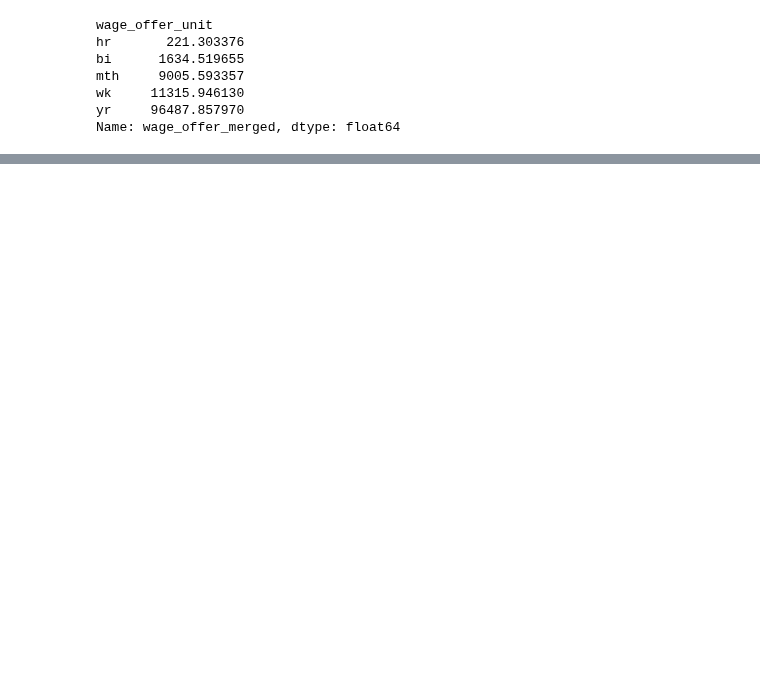
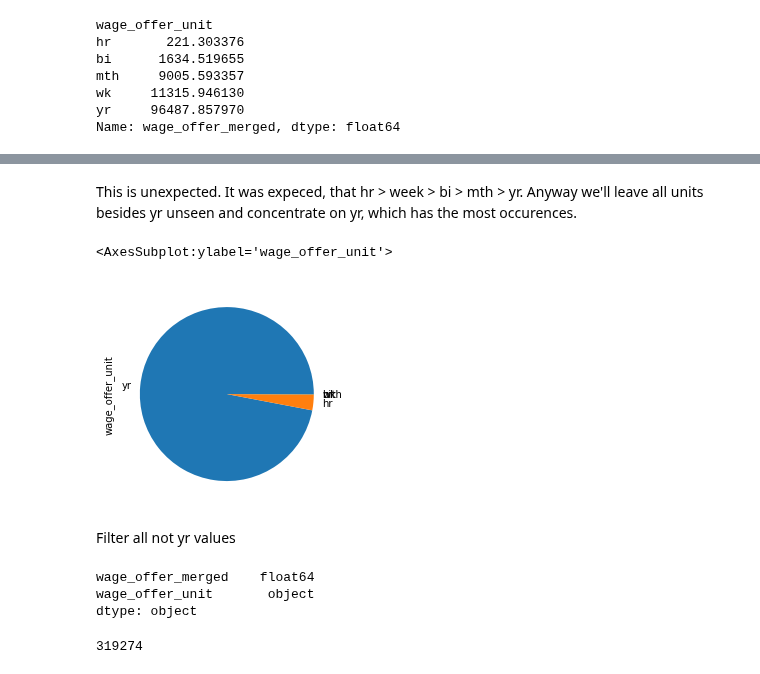
Before and after one commit to andy8001/python_visa, a Jupyter notebook: wage_clean.ipynb, the cells around one changed output, grey strips where cells are left out. Drawn from its saved outputs; the diff is of its cells as text; code cells hidden in the pictures; blank space fills up the shorter version.

```diff
--- a/wage_clean.ipynb
+++ b/wage_clean.ipynb
@@ -411,0 +471,10 @@ Name: wage_offer_merged, dtype: float64
+# %% [markdown]
+This is unexpected. It was expeced, that hr > week > bi > mth > yr.
+Anyway we'll leave all units besides yr unseen and concentrate on yr, which has the most occurences.
+# %%
+clean_df['wage_offer_unit'].value_counts().plot(kind='pie')
+# %% [output]
+<AxesSubplot:ylabel='wage_offer_unit'>
+[figure, added]
+# %% [markdown]
+Filter all not yr values
@@ -411,0 +483,10 @@ Name: wage_offer_merged, dtype: float64
+# %%
+clean_df.dtypes
+# %% [output]
+wage_offer_merged    float64
+wage_offer_unit       object
+dtype: object
+# %%
+new_df["wage_offer_unit"].size
+# %% [output]
+319274
```
Also changed, not shown: parts of 23 cells of this notebook, 2 other files.
